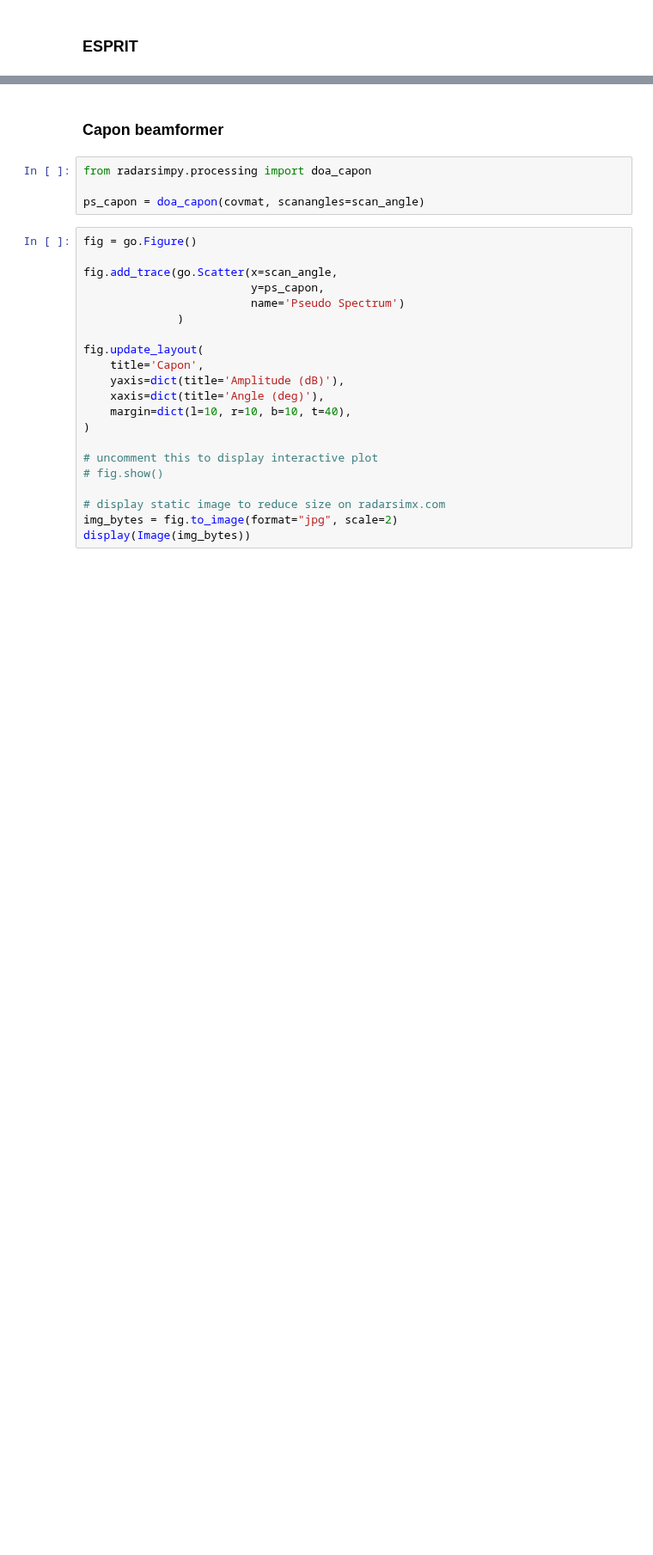
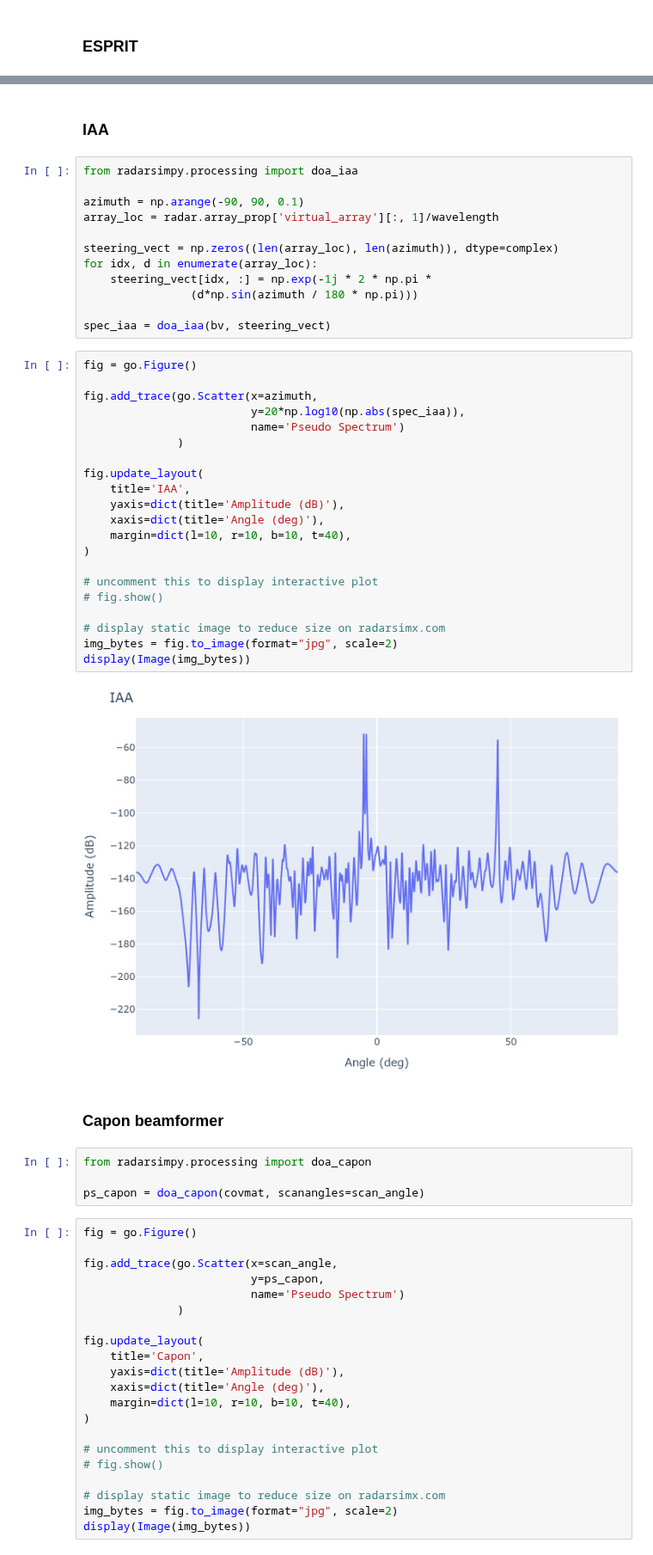
Before and after one commit to radarsimx/radarsimnb, a Jupyter notebook: notebooks/fmcw_doa.ipynb, the cells around one changed output, grey strips where cells are left out. Shown at 86% size. Saved outputs shown, nothing was run; the diff lists cells and outputs as text; blank space fills up the shorter version.

```diff
--- a/notebooks/fmcw_doa.ipynb
+++ b/notebooks/fmcw_doa.ipynb
@@ -272,3 +272,40 @@ DoAs from ESPRIT: [45.06083571 -4.02816626 -5.01755676] degrees
+# %% [markdown]
+### IAA
+# %%
+from radarsimpy.processing import doa_iaa
+
+azimuth = np.arange(-90, 90, 0.1)
+array_loc = radar.array_prop['virtual_array'][:, 1]/wavelength
+
+steering_vect = np.zeros((len(array_loc), len(azimuth)), dtype=complex)
+for idx, d in enumerate(array_loc):
+    steering_vect[idx, :] = np.exp(-1j * 2 * np.pi *
+                (d*np.sin(azimuth / 180 * np.pi)))
+
+spec_iaa = doa_iaa(bv, steering_vect)
+# %%
+fig = go.Figure()
+
+fig.add_trace(go.Scatter(x=azimuth,
+                         y=20*np.log10(np.abs(spec_iaa)),
+                         name='Pseudo Spectrum')
+              )
+
+fig.update_layout(
+    title='IAA',
+    yaxis=dict(title='Amplitude (dB)'),
+    xaxis=dict(title='Angle (deg)'),
+    margin=dict(l=10, r=10, b=10, t=40),
+)
+
+# uncomment this to display interactive plot
+# fig.show()
+
+# display static image to reduce size on radarsimx.com
+img_bytes = fig.to_image(format="jpg", scale=2)
+display(Image(img_bytes))
+# %% [output]
+[figure, added]
 # %% [markdown]
 ### Capon beamformer
 # %%
```
Also changed, not shown: parts of 7 cells of this notebook.
